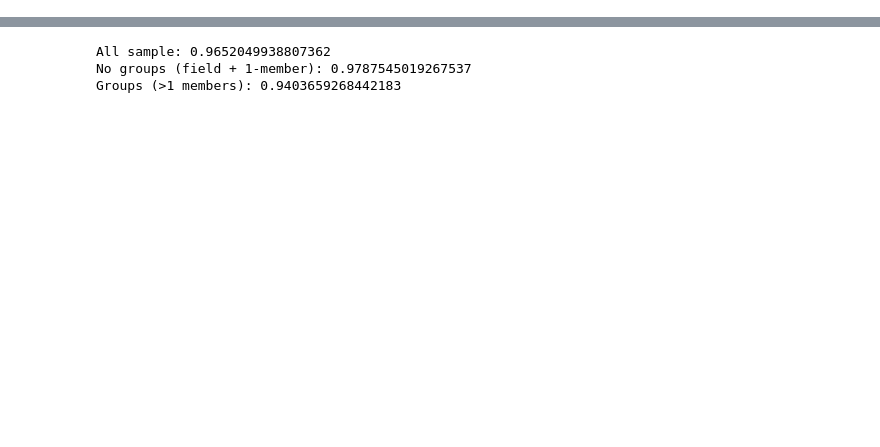
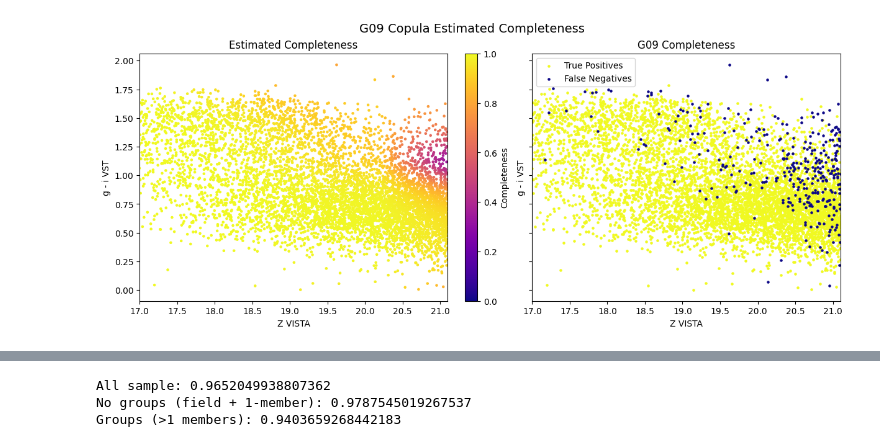
Before and after one commit to sampsussex/photo_z_classification_copulas, a Jupyter notebook: src/copula_photoz_classification/copula_param_fits.ipynb, the cells around one changed output, grey strips where cells are left out. Saved outputs shown, nothing was run; the diff lists cells and outputs as text; code cells hidden in the pictures; blank space fills up the shorter version.

```diff
--- a/src/copula_photoz_classification/copula_param_fits.ipynb
+++ b/src/copula_photoz_classification/copula_param_fits.ipynb
@@ -781,0 +17,7 @@ plt.show()
+# %%
+completeness_estimator = CopulaCompletenessEstimator(type='parametric')
+completeness_estimator.set_xy(xy_all)
+completeness_estimator.set_xy_fn_mask(xy_all_tp_mask)
+completeness_estimator.train_copula_model(make_plots=True)
+para_completeness = completeness_estimator.find_completeness()
+para_comp_mask = completeness_estimator.apply_completeness_as_selection()
@@ -781,0 +86,25 @@ plt.show()
+# %%
+fig, ax = plt.subplots(1, 2, figsize=(12, 5), sharex=True, sharey=True, constrained_layout=True)
+
+sc0 = ax[0].scatter(-xy_all[:, 0] + 21.1, xy_all[:, 1], c=para_completeness, s=5, cmap='plasma', vmin=0, vmax=1)
+fig.colorbar(sc0, ax=ax[0], label='Completeness')
+ax[0].set_title('Estimated Completeness')
+ax[0].set_xlabel('Z VISTA')
+ax[0].set_ylabel('g - i VST')
+ax[0].set_xlim(17, 21.1)
+
+tps = xy_all[xy_all_tp_mask == 1]
+fns = xy_all[xy_all_tp_mask == 0]
+
+ax[1].scatter(-tps[:, 0] + 21.1, tps[:, 1], s=5, color='#F0F921', label='True Positives')
+ax[1].scatter(-fns[:, 0] + 21.1, fns[:, 1], s=5, color='#0D0887', label='False Negatives')
+ax[1].set_title('G09 Completeness')
+ax[1].set_xlabel('Z VISTA')
+ax[1].set_ylabel('g - i VST')
+ax[1].set_xlim(ax[0].get_xlim())
+ax[1].legend()
+fig.suptitle("G09 Copula Estimated Completeness", fontsize=14)
+plt.savefig("completeness_map.png", dpi=150)
+plt.show()
+# %% [output]
+[figure, added]
```
Also changed, not shown: parts of 58 cells of this notebook, 5 other files.
